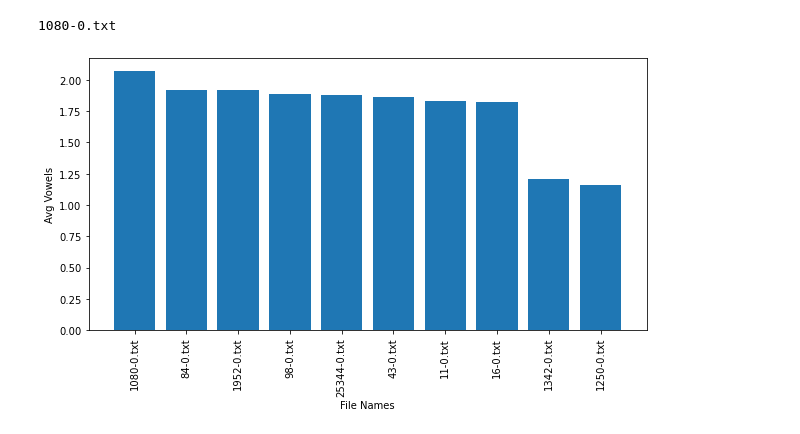
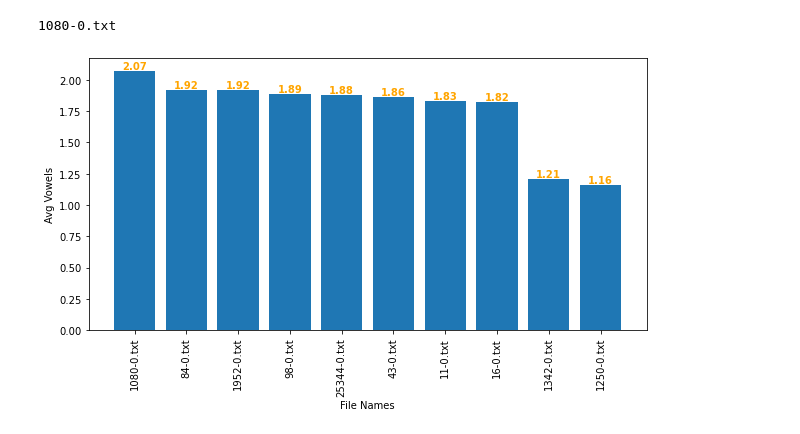
Before and after one commit to Tunoc/sem4python_notebooks, a Jupyter notebook: Week6/Week6.ipynb, the cells around one changed output. Saved outputs shown, nothing was run; the diff lists cells and outputs as text; code cells hidden in the pictures.

Commit message:
Week6 - bar chart modified

```diff
--- a/Week6/Week6.ipynb
+++ b/Week6/Week6.ipynb
@@ -118,21 +118,23 @@ print(hardest_read)
 # %%
 # 3. Make a bar plot with a sorted list of books on x-axis and avg vowels on y-axis
 import matplotlib.pylab as plt
 from concurrent.futures import ProcessPoolExecutor
 
 with ProcessPoolExecutor(4) as ex:
     result = ex.map(iEx1.avg_vowels, iEx1.__readTextFile__(iEx1.filenames))
 
 res = dict(zip([filename for filename in iEx1.filenames], [avg for avg in result]))
 
 list_of_tuples = sorted(res.items(), key=lambda x:x[1], reverse=True) # sorted by value, return a list of tuples
 x, y = zip(*list_of_tuples) # unpack a list of pairs into two tuples
 
 plt.figure(figsize=(10,5))
 plt.bar(x, y)
+for index, value in enumerate(y):
+    plt.text(index, value, str(value), horizontalalignment='center', verticalalignment='bottom', color='orange', weight='bold')
 plt.xticks(rotation=90)
 plt.xlabel("File Names")
 plt.ylabel("Avg Vowels")
 plt.show()
 # %% [output]
-[figure, old version]
+[figure, new version]
```
Also changed, not shown: parts of 1 cell of this notebook.
